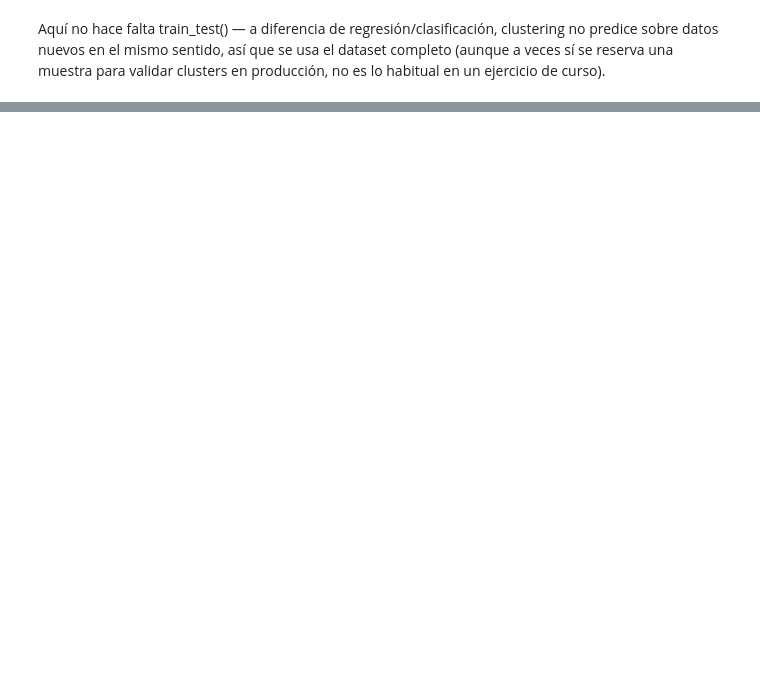
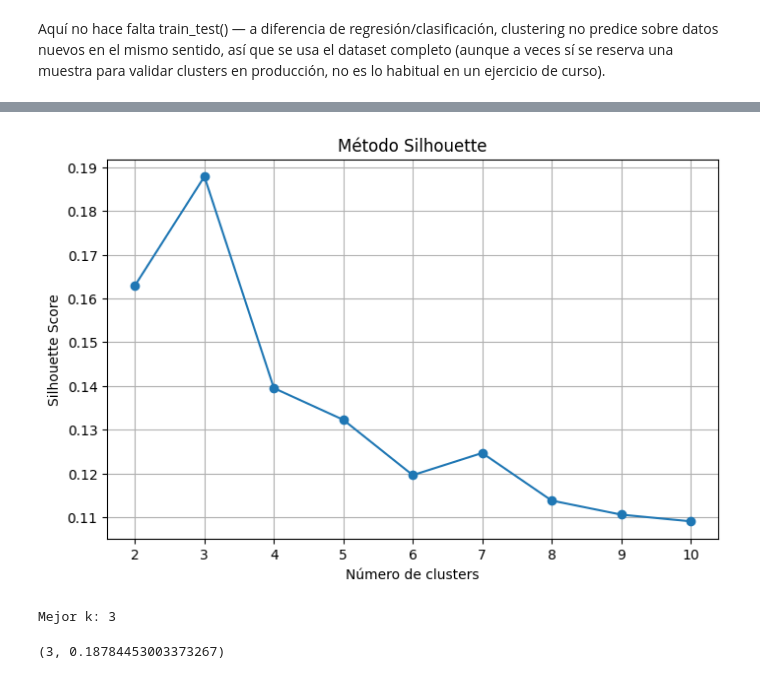
Before and after one commit to FM-Luque/5.DataProyect_Machine_Learning, a Jupyter notebook: notebooks/07_clustering.ipynb, the cells around one changed output, grey strips where cells are left out. Drawn from its saved outputs; the diff is of its cells as text; code cells hidden in the pictures; blank space fills up the shorter version.

```diff
--- a/notebooks/07_clustering.ipynb
+++ b/notebooks/07_clustering.ipynb
@@ -47,0 +88,6 @@ Aquí no hace falta train_test() — a diferencia de regresión/clasificación,
+# %%
+cl.metodo_silhouette(X_cluster, k_max=10)
+# %% [output]
+[figure, added]
+Mejor k: 3
+(3, 0.18784453003373267)
```
Also changed, not shown: parts of 59 cells of this notebook.
